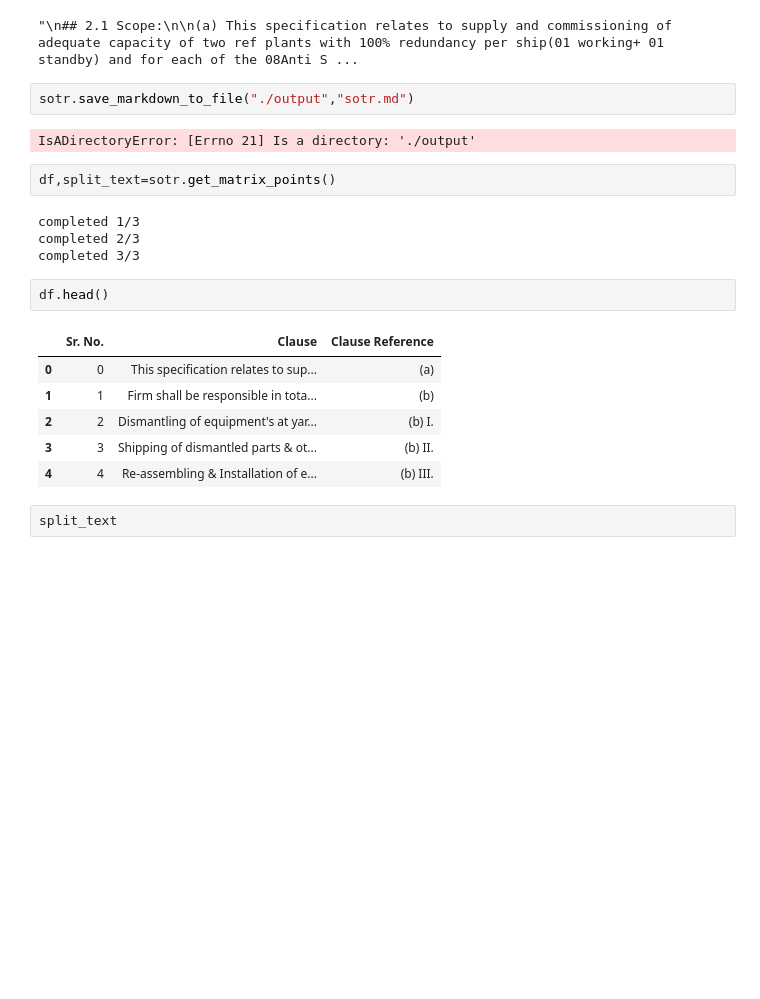
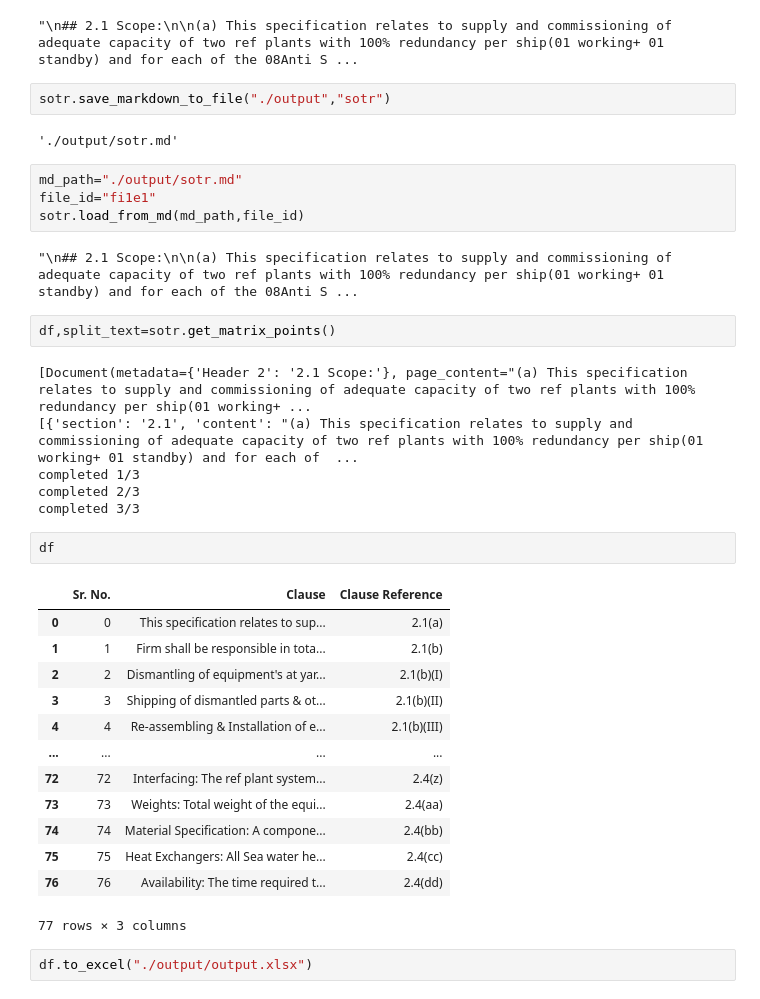
Before and after one commit to shubham-alemeno/tender-poc, a Jupyter notebook: test.ipynb, the cells around one changed output. Saved outputs shown, nothing was run; the diff lists cells and outputs as text; blank space fills up the shorter version.

```diff
--- a/test.ipynb
+++ b/test.ipynb
@@ -34,23 +34,38 @@ sotr.markdown_text
 # %% [output]
 "\n## 2.1 Scope:\n\n(a) This specification relates to supply and commissioning of adequate capacity of two ref plants with 100% redundancy per ship(01 working+ 01 standby) and for each of the 08Anti S ...
 # %%
-sotr.save_markdown_to_file("./output","sotr.md")
+sotr.save_markdown_to_file("./output","sotr")
 # %% [output]
-IsADirectoryError: [Errno 21] Is a directory: './output'
+'./output/sotr.md'
+# %%
+md_path="./output/sotr.md"
+file_id="fi1e1"
+sotr.load_from_md(md_path,file_id)
+# %% [output]
+"\n## 2.1 Scope:\n\n(a) This specification relates to supply and commissioning of adequate capacity of two ref plants with 100% redundancy per ship(01 working+ 01 standby) and for each of the 08Anti S ...
 # %%
 df,split_text=sotr.get_matrix_points()
 # %% [output]
+[Document(metadata={'Header 2': '2.1 Scope:'}, page_content="(a) This specification relates to supply and commissioning of adequate capacity of two ref plants with 100% redundancy per ship(01 working+ ...
+[{'section': '2.1', 'content': "(a) This specification relates to supply and commissioning of adequate capacity of two ref plants with 100% redundancy per ship(01 working+ 01 standby) and for each of  ...
 completed 1/3
 completed 2/3
 completed 3/3
 # %%
-df.head()
+df
 # %% [output]
 |  | Sr. No. | Clause | Clause Reference |
-| 0 | 0 | This specification relates to sup... | (a) |
-| 1 | 1 | Firm shall be responsible in tota... | (b) |
-| 2 | 2 | Dismantling of equipment's at yar... | (b) I. |
-| 3 | 3 | Shipping of dismantled parts & ot... | (b) II. |
-| 4 | 4 | Re-assembling & Installation of e... | (b) III. |
+| 0 | 0 | This specification relates to sup... | 2.1(a) |
+| 1 | 1 | Firm shall be responsible in tota... | 2.1(b) |
+| 2 | 2 | Dismantling of equipment's at yar... | 2.1(b)(I) |
+| 3 | 3 | Shipping of dismantled parts & ot... | 2.1(b)(II) |
+| 4 | 4 | Re-assembling & Installation of e... | 2.1(b)(III) |
+| ... | ... | ... | ... |
+| 72 | 72 | Interfacing: The ref plant system... | 2.4(z) |
+| 73 | 73 | Weights: Total weight of the equi... | 2.4(aa) |
+| 74 | 74 | Material Specification: A compone... | 2.4(bb) |
+| 75 | 75 | Heat Exchangers: All Sea water he... | 2.4(cc) |
+| 76 | 76 | Availability: The time required t... | 2.4(dd) |
+77 rows × 3 columns
-# %%
-split_text
+# %%
+df.to_excel("./output/output.xlsx")
```
Also changed, not shown: 1 other file.
